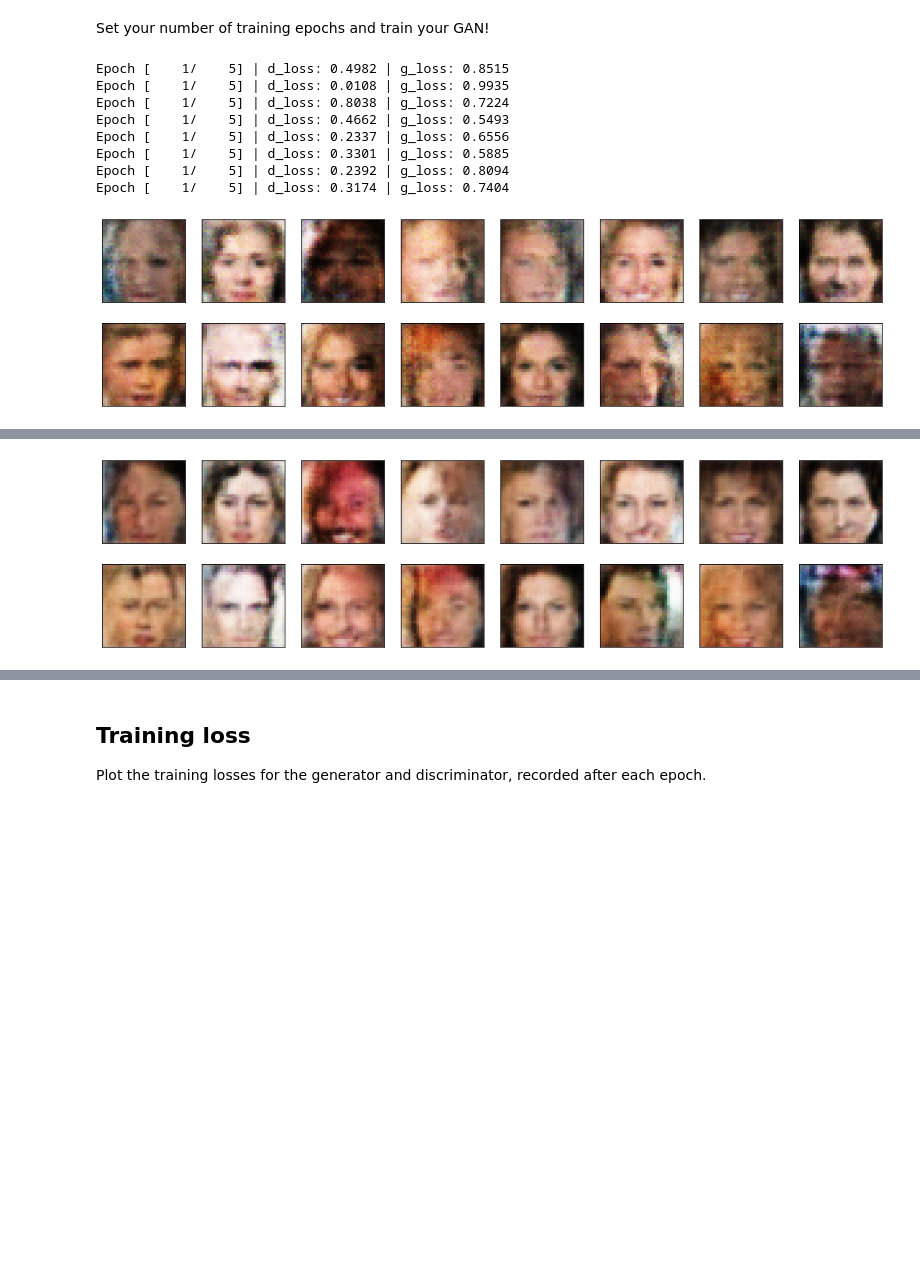
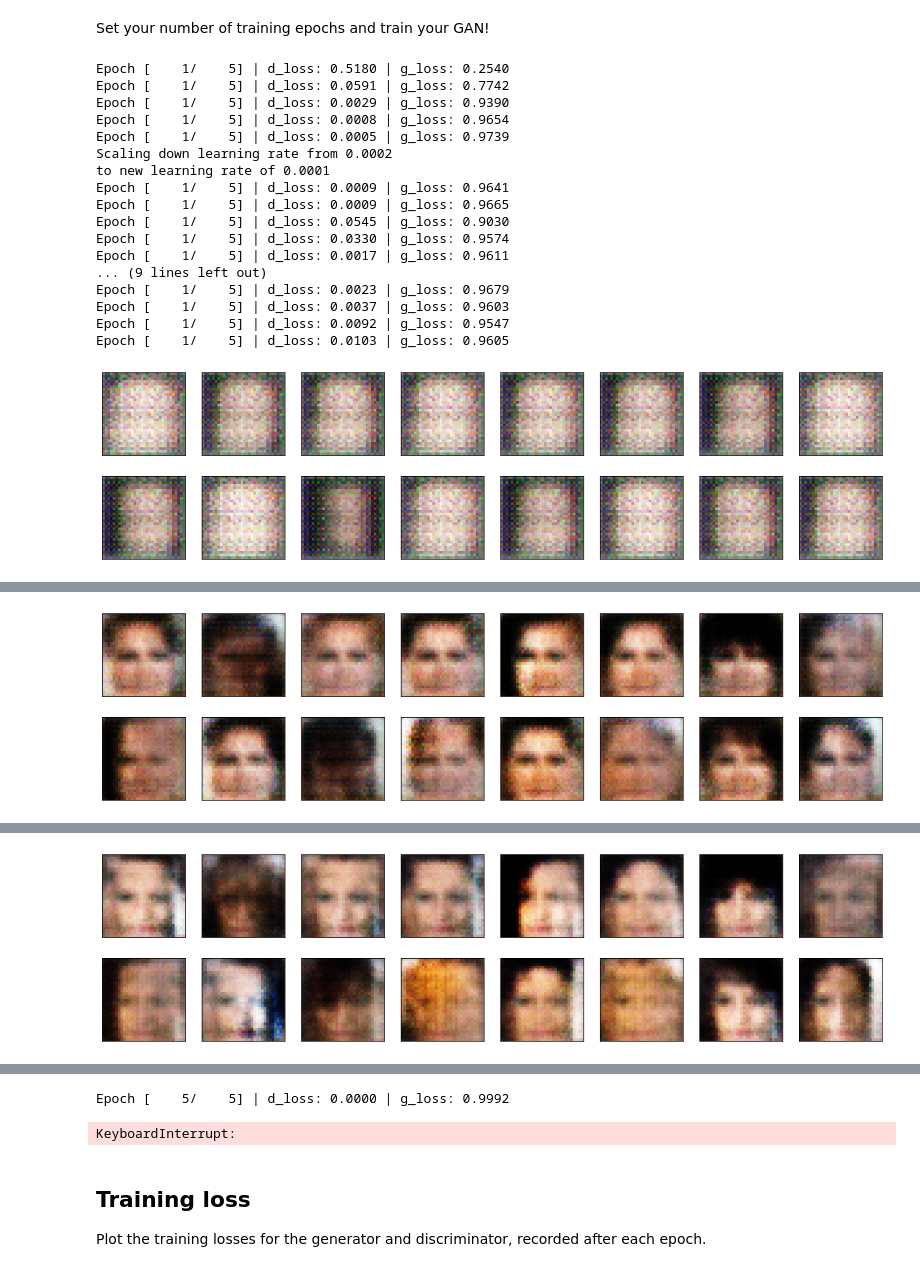
Before and after one commit to ebrahimebrahim/udaproject_face_generation, a Jupyter notebook: dlnd_face_generation.ipynb, the cells around one changed output, grey strips where cells are left out. Cells and saved outputs as stored; diff of their text form; code cells hidden in the pictures; blank space fills up the shorter version.

Commit message:
add dynamic learning rate

```diff
--- a/dlnd_face_generation.ipynb
+++ b/dlnd_face_generation.ipynb
@@ -383,8 +383,8 @@ def build_network(d_conv_dim, g_conv_dim, z_size):
 #### Exercise: Define model hyperparameters
 # %%
 # Define model hyperparams
-d_conv_dim = 64
-g_conv_dim = 64
+d_conv_dim = 32
+g_conv_dim = 32
 z_size = 128
 
 """
@@ -477,7 +477,7 @@ import torch.optim as optim
 run_id = '13'
 
 # Create optimizers for the discriminator D and generator G
-d_optimizer = optim.Adam(D.parameters(),lr=1e-4,betas=(0.5,0.999))
+d_optimizer = optim.Adam(D.parameters(),lr=2e-4,betas=(0.5,0.999))
 g_optimizer = optim.Adam(G.parameters(),lr=2e-4,betas=(0.5,0.999))
 # %%
 # helper function for viewing a passed in list of sample images
@@ -511,10 +569,11 @@ Keep in mind that, if you've moved your models to GPU, you'll also have to move
 # %%
-def train(D, G, n_epochs, print_every=50, unroll_steps=6):
+def train(D, G, n_epochs, print_every=50, unroll_steps=0):
     '''Trains adversarial networks for some number of epochs
        param, D: the discriminator network
        param, G: the generator network
        param, n_epochs: number of epochs to train for
-       param, print_every: when to print and record the models' losses
+       param, print_every: when to print and record the models' losses AND update learning rate
+       param, unroll_steps: number of D steps to unroll for each update of G
        return: D and G losses'''
 
     # move models to GPU
@@ -536,6 +595,9 @@ def train(D, G, n_epochs, print_every=50, unroll_steps=6):
         fixed_z = fixed_z.cuda()
 
     assert(unroll_steps>=0)
+    d_loss_running_avg = 0
+    g_loss_running_avg = 0
+    print_every_ctr = 0
 
     # epoch training loop
     for epoch in range(n_epochs):
@@ -601,6 +663,11 @@ def train(D, G, n_epochs, print_every=50, unroll_steps=6):
                 g_optimizer.step()
 
 
+            # Accumulate running averages for losses. This is what I really want to print out and plot later.
+            d_loss_running_avg =  (print_every_ctr*d_loss_running_avg + d_loss.item()) / (print_every_ctr + 1)
+            g_loss_running_avg =  (print_every_ctr*g_loss_running_avg + g_loss.item()) / (print_every_ctr + 1)
+            print_every_ctr += 1
+
 
             # ===============================================
             #              END OF YOUR CODE
@@ -612,7 +679,16 @@ def train(D, G, n_epochs, print_every=50, unroll_steps=6):
                 losses.append((d_loss.item(), g_loss.item()))
                 # print discriminator and generator loss
                 print('Epoch [{:5d}/{:5d}] | d_loss: {:6.4f} | g_loss: {:6.4f}'.format(
-                        epoch+1, n_epochs, d_loss.item(), g_loss.item()))
+                        epoch+1, n_epochs, d_loss_running_avg, g_loss_running_avg))
+
+                # Update learning rates
+                lr_updater.update(d_loss_running_avg)
+
+                # Reset running avergaes for losses
+                d_loss_running_avg = 0
+                g_loss_running_avg = 0
+                print_every_ctr = 0
+
 
 
         ## AFTER EACH EPOCH##
@@ -635,20 +711,29 @@ Set your number of training epochs and train your GAN!
 # %%
 # set number of epochs
 n_epochs = 5
 
 
 """
 DON'T MODIFY ANYTHING IN THIS CELL
 """
 # call training function
-losses = train(D, G, n_epochs=n_epochs, print_every=100)
+losses = train(D, G, n_epochs=n_epochs, print_every=37)
 # %% [output]
-Epoch [    1/    5] | d_loss: 0.4982 | g_loss: 0.8515
-Epoch [    1/    5] | d_loss: 0.0108 | g_loss: 0.9935
-Epoch [    1/    5] | d_loss: 0.8038 | g_loss: 0.7224
-Epoch [    1/    5] | d_loss: 0.4662 | g_loss: 0.5493
-Epoch [    1/    5] | d_loss: 0.2337 | g_loss: 0.6556
-Epoch [    1/    5] | d_loss: 0.3301 | g_loss: 0.5885
-Epoch [    1/    5] | d_loss: 0.2392 | g_loss: 0.8094
-Epoch [    1/    5] | d_loss: 0.3174 | g_loss: 0.7404
+Epoch [    1/    5] | d_loss: 0.5180 | g_loss: 0.2540
+Epoch [    1/    5] | d_loss: 0.0591 | g_loss: 0.7742
+Epoch [    1/    5] | d_loss: 0.0029 | g_loss: 0.9390
+Epoch [    1/    5] | d_loss: 0.0008 | g_loss: 0.9654
+Epoch [    1/    5] | d_loss: 0.0005 | g_loss: 0.9739
+Scaling down learning rate from 0.0002
+to new learning rate of 0.0001
+Epoch [    1/    5] | d_loss: 0.0009 | g_loss: 0.9641
+Epoch [    1/    5] | d_loss: 0.0009 | g_loss: 0.9665
+Epoch [    1/    5] | d_loss: 0.0545 | g_loss: 0.9030
+Epoch [    1/    5] | d_loss: 0.0330 | g_loss: 0.9574
+Epoch [    1/    5] | d_loss: 0.0017 | g_loss: 0.9611
+... (9 lines left out)
+Epoch [    1/    5] | d_loss: 0.0023 | g_loss: 0.9679
+Epoch [    1/    5] | d_loss: 0.0037 | g_loss: 0.9603
+Epoch [    1/    5] | d_loss: 0.0092 | g_loss: 0.9547
+Epoch [    1/    5] | d_loss: 0.0103 | g_loss: 0.9605
-[figure, old version]
+[figure, new version]
@@ -663 +760 @@ Epoch [    2/    5] | d_loss: 0.4356 | g_loss: 0.9452
-[figure, old version]
+[figure, new version]
@@ -665,0 +780 @@ Epoch [    3/    5] | d_loss: 0.0044 | g_loss: 0.9620
+[figure, added]
@@ -666,3 +799,5 @@ Epoch [    3/    5] | d_loss: 0.0044 | g_loss: 0.9620
+Epoch [    5/    5] | d_loss: 0.0000 | g_loss: 0.9992
+KeyboardInterrupt:
 # %%
 # Let's do some more epochs and see what happens...
 
```
Also changed, not shown: parts of 5 cells of this notebook.
